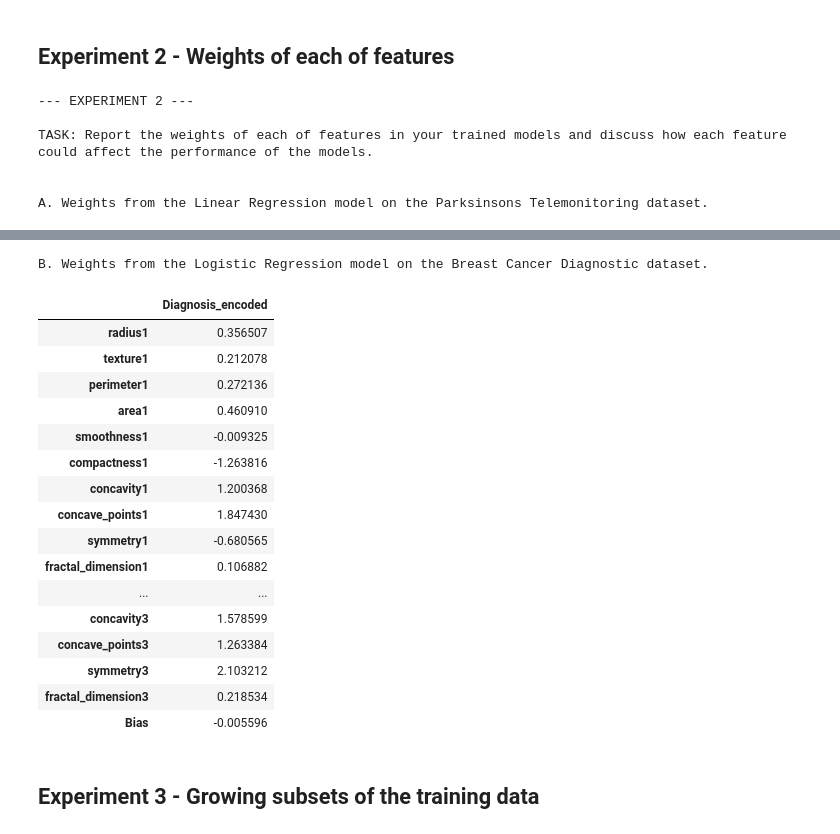
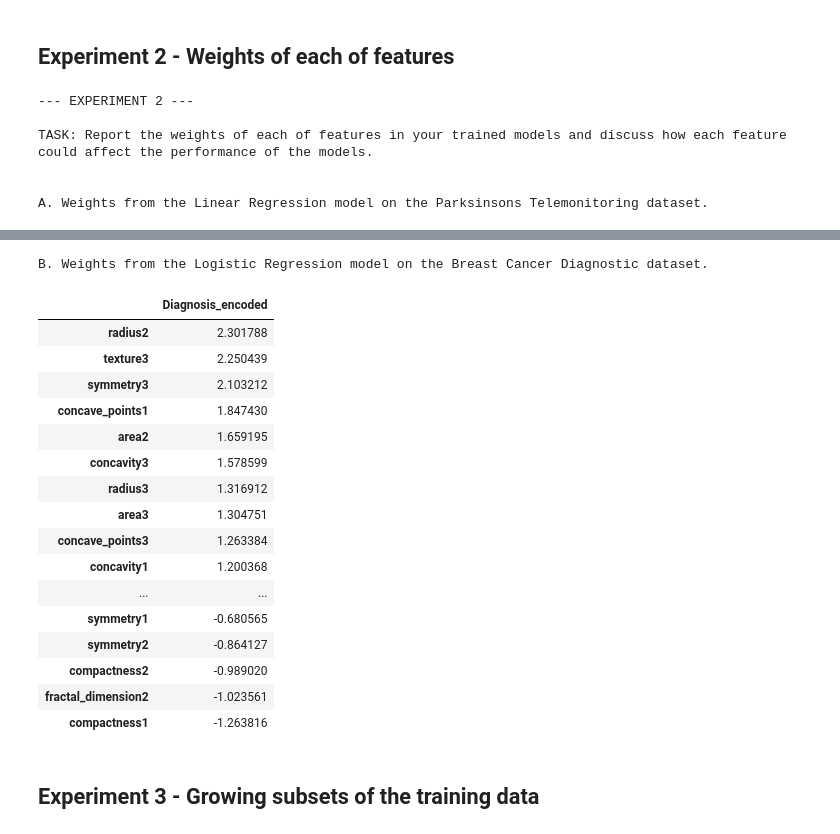
Before and after one commit to dianacovacii/COMP551_A1, a Jupyter notebook: A1.ipynb, the cells around one changed output, grey strips where cells are left out. Drawn from its saved outputs; the diff is of its cells as text; code cells hidden in the pictures.

Commit message:
sorted values for weights BCD and final charts (also up to date in report)

```diff
--- a/A1.ipynb
+++ b/A1.ipynb
@@ -406,7 +406,7 @@ print("\n\nB. Weights from the Logistic Regression model on the Breast Cancer Di
 bcd_feats = list(BCD_X.columns) + ["Bias"] if bcd_model.add_bias else list(BCD_X.columns)
 bcd_targs = [BCD_y.name]
 bcd_weights_df = pd.DataFrame(bcd_model.w, index=bcd_feats, columns=bcd_targs)
-display(bcd_weights_df)
+display(bcd_weights_df.sort_values(by=BCD_y.name, ascending=False))
 # %% [output]
 --- EXPERIMENT 2 ---
 
@@ -428,27 +428,27 @@ A. Weights from the Linear Regression model on the Parksinsons Telemonitoring da
 | ... | ... | ... |
 | RPDE | 0.118363 | 0.483201 |
 | DFA | -1.745374 | -2.301296 |
 | PPE | 1.682197 | 1.697809 |
 | sex | -0.511723 | -1.284202 |
 | Bias | 21.332658 | 29.075274 |
 B. Weights from the Logistic Regression model on the Breast Cancer Diagnostic dataset.
 |  | Diagnosis_encoded |
-| radius1 | 0.356507 |
-| texture1 | 0.212078 |
-| perimeter1 | 0.272136 |
-| area1 | 0.460910 |
-| smoothness1 | -0.009325 |
+| radius2 | 2.301788 |
+| texture3 | 2.250439 |
+| symmetry3 | 2.103212 |
+| concave_points1 | 1.847430 |
+| area2 | 1.659195 |
+| concavity3 | 1.578599 |
+| radius3 | 1.316912 |
+| area3 | 1.304751 |
+| concave_points3 | 1.263384 |
+| concavity1 | 1.200368 |
+| ... | ... |
+| symmetry1 | -0.680565 |
+| symmetry2 | -0.864127 |
+| compactness2 | -0.989020 |
+| fractal_dimension2 | -1.023561 |
 | compactness1 | -1.263816 |
-| concavity1 | 1.200368 |
-| concave_points1 | 1.847430 |
-| symmetry1 | -0.680565 |
-| fractal_dimension1 | 0.106882 |
-| ... | ... |
-| concavity3 | 1.578599 |
-| concave_points3 | 1.263384 |
-| symmetry3 | 2.103212 |
-| fractal_dimension3 | 0.218534 |
-| Bias | -0.005596 |
 # %% [markdown]
 ## Experiment 3 - Growing subsets of the training data
 # %%
```
Also changed, not shown: parts of 1 cell of this notebook.
